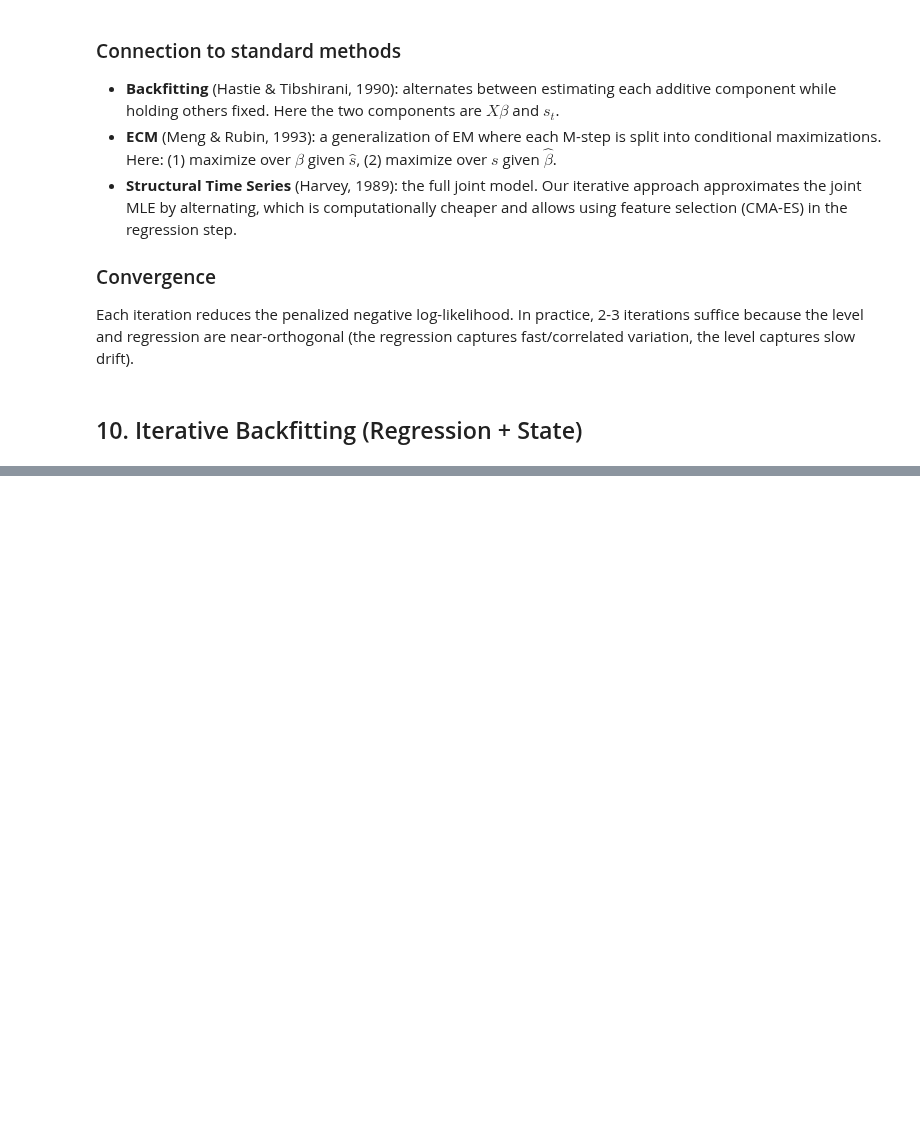
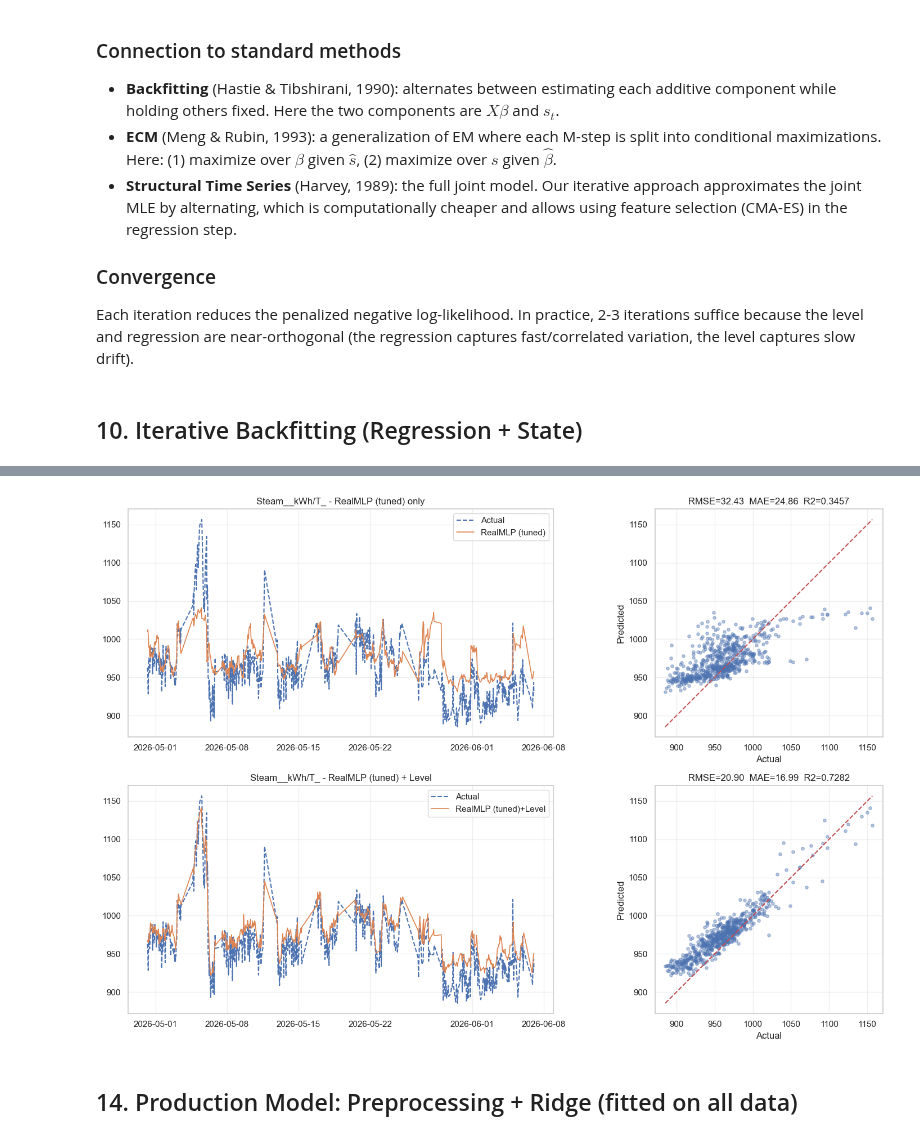
Before and after one commit to Miggon-dev/costimiser2, a Jupyter notebook: training/training4_clean.ipynb, the cells around one changed output, grey strips where cells are left out. Saved outputs shown, nothing was run; the diff lists cells and outputs as text; code cells hidden in the pictures; blank space fills up the shorter version.

```diff
--- a/training/training4_clean.ipynb
+++ b/training/training4_clean.ipynb
@@ -557,0 +703,18 @@ plt.show()
+# %%
+# Extract best hyperparameters
+allowed_params = {
+    'hidden_sizes', 'lr', 'batch_size', 'n_epochs',
+    'weight_decay', 'dropout', 'act', 'num_emb_type',
+    'num_emb_dim', 'plr_sigma', 'ls_eps', 'tfms',
+    'p_drop_sched', 'wd_sched',
+}
+
+final_params = {
+    key: value
+    for key, value in reg_hpo.fit_params_['sub_fit_params'].items()
+    if key in allowed_params
+}
+
+print('Best params:')
+for k, v in final_params.items():
+    print(f'  {k}: {v}')
@@ -557,0 +826,37 @@ plt.show()
+# %%
+# Plot tuned RealMLP results
+fig, axes = plt.subplots(2, 2, figsize=(16, 10))
+test_index = yte.index
+
+# Top: RealMLP only
+axes[0,0].plot(test_index, y_actual, label='Actual', lw=1.5, ls='--')
+axes[0,0].plot(test_index, y_mlp_pred, label='RealMLP (tuned)', lw=1.2)
+axes[0,0].set_title(f'{Y_COLUMN} - RealMLP (tuned) only')
+axes[0,0].legend(); axes[0,0].grid(alpha=0.3)
+
+axes[0,1].scatter(y_actual, y_mlp_pred, alpha=0.4, s=15)
+lims=[min(y_actual.min(),y_mlp_pred.min()),max(y_actual.max(),y_mlp_pred.max())]
+axes[0,1].plot(lims,lims,'r--',lw=1.5)
+axes[0,1].set_xlabel('Actual'); axes[0,1].set_ylabel('Predicted')
+axes[0,1].set_title(f'RMSE={rmse_mlp:.2f}  MAE={mae_mlp:.2f}  R2={r2_mlp:.4f}')
+axes[0,1].set_aspect('equal',adjustable='box'); axes[0,1].grid(alpha=0.3)
+
+# Bottom: RealMLP + Level
+axes[1,0].plot(test_index, y_actual, label='Actual', lw=1.5, ls='--')
+axes[1,0].plot(test_index, y_mlp_combined, label='RealMLP (tuned)+Level', lw=1.2)
+axes[1,0].set_title(f'{Y_COLUMN} - RealMLP (tuned) + Level')
+axes[1,0].legend(); axes[1,0].grid(alpha=0.3)
+
+axes[1,1].scatter(y_actual, y_mlp_combined, alpha=0.4, s=15)
+lims_c=[min(y_actual.min(),y_mlp_combined.min()),max(y_actual.max(),y_mlp_combined.max())]
+axes[1,1].plot(lims_c,lims_c,'r--',lw=1.5)
+axes[1,1].set_xlabel('Actual'); axes[1,1].set_ylabel('Predicted')
+axes[1,1].set_title(f'RMSE={rmse_mlp_c:.2f}  MAE={mae_mlp_c:.2f}  R2={r2_mlp_c:.4f}')
+axes[1,1].set_aspect('equal',adjustable='box'); axes[1,1].grid(alpha=0.3)
+
+plt.tight_layout()
+plt.show()
+# %% [output]
+[figure, added]
+# %% [markdown]
+## 14. Production Model: Preprocessing + Ridge (fitted on all data)
```
Also changed, not shown: parts of 25 cells of this notebook, 3 other files.
